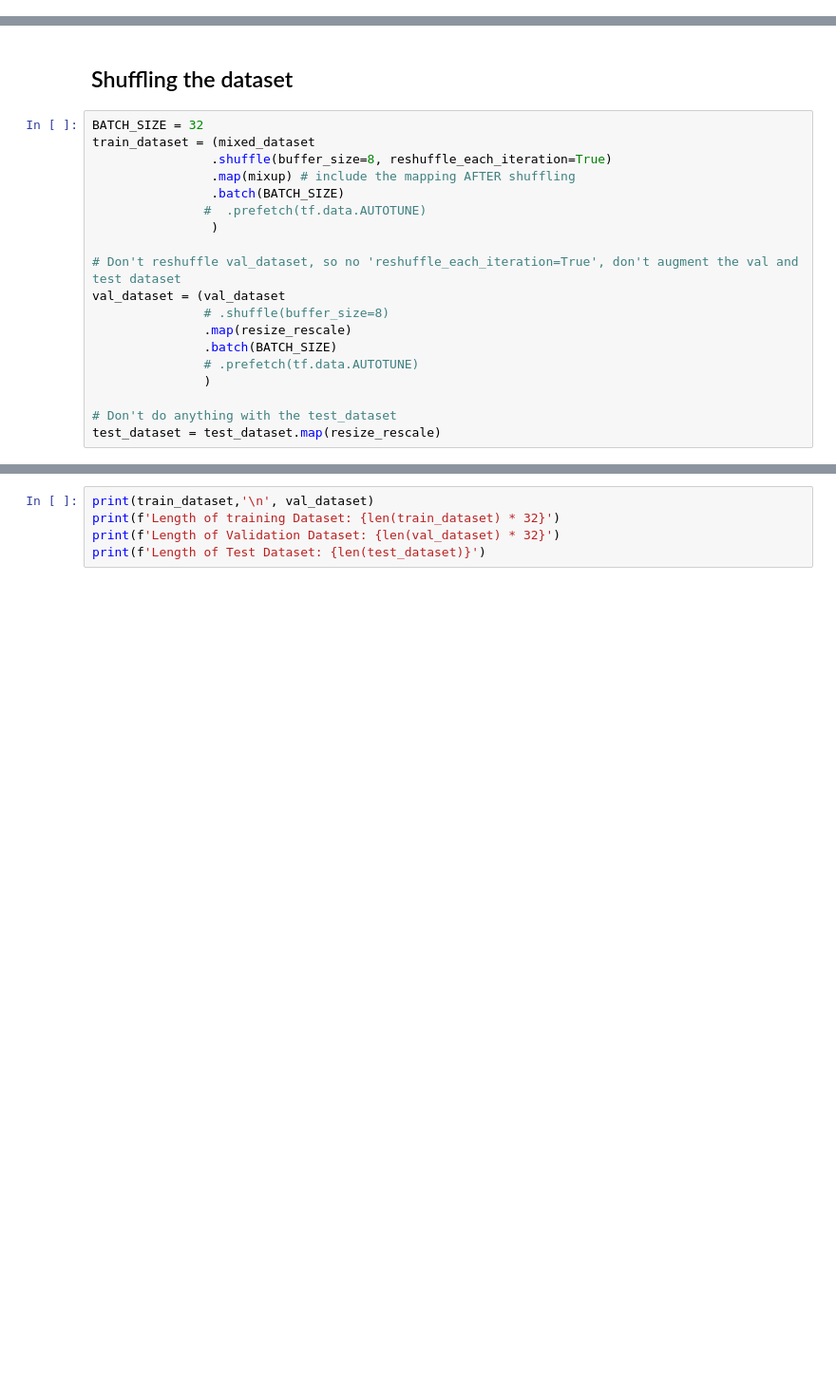
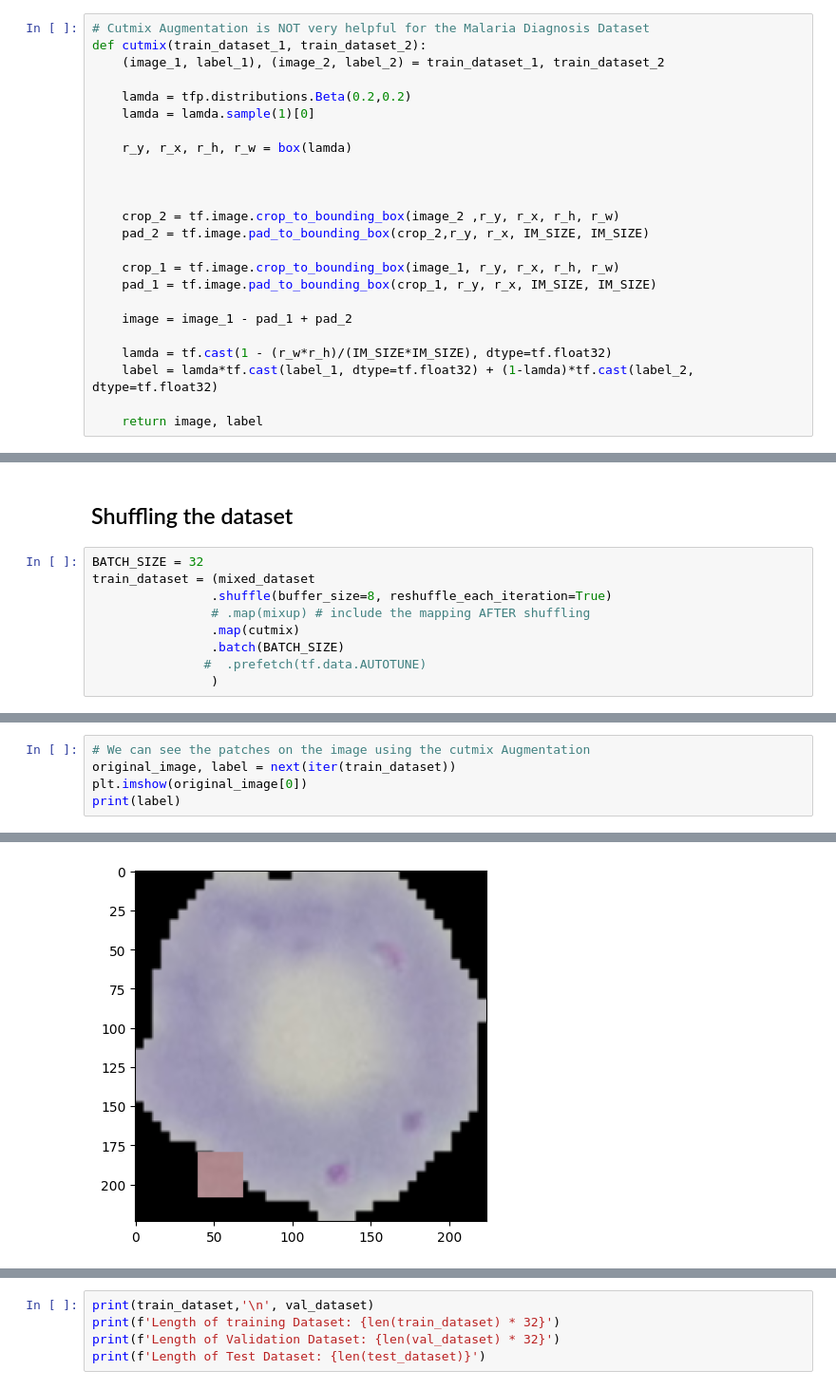
Before and after one commit to sleepsonrockss/Deep-Learning, a Jupyter notebook: MalariaDetection/MalariaDiagnosisCNN.ipynb, the cells around one changed output, grey strips where cells are left out. Shown at 95% size. Drawn from its saved outputs; the diff is of its cells as text; blank space fills up the shorter version.

Commit message:
Done with cutmix augmentation.13:38:42

```diff
--- a/MalariaDetection/MalariaDiagnosisCNN.ipynb
+++ b/MalariaDetection/MalariaDiagnosisCNN.ipynb
@@ -301,3 +296,27 @@ def mixupTWO(train_dataset_1, train_dataset_2):
+# %%
+# Cutmix Augmentation is NOT very helpful for the Malaria Diagnosis Dataset
+def cutmix(train_dataset_1, train_dataset_2):
+    (image_1, label_1), (image_2, label_2) = train_dataset_1, train_dataset_2
+
+    lamda = tfp.distributions.Beta(0.2,0.2)
+    lamda = lamda.sample(1)[0]
+
+    r_y, r_x, r_h, r_w = box(lamda)
+
+
+
+    crop_2 = tf.image.crop_to_bounding_box(image_2 ,r_y, r_x, r_h, r_w)
+    pad_2 = tf.image.pad_to_bounding_box(crop_2,r_y, r_x, IM_SIZE, IM_SIZE)
+
+    crop_1 = tf.image.crop_to_bounding_box(image_1, r_y, r_x, r_h, r_w)
+    pad_1 = tf.image.pad_to_bounding_box(crop_1, r_y, r_x, IM_SIZE, IM_SIZE)
+
+    image = image_1 - pad_1 + pad_2
+
+    lamda = tf.cast(1 - (r_w*r_h)/(IM_SIZE*IM_SIZE), dtype=tf.float32)
+    label = lamda*tf.cast(label_1, dtype=tf.float32) + (1-lamda)*tf.cast(label_2, dtype=tf.float32)
+
+    return image, label
 # %% [markdown]
 ## Cutmix Augmentation
 # %% [markdown]
@@ -356,18 +374,8 @@ plt.imshow(image_1 - image_5 + padded)
 BATCH_SIZE = 32
 train_dataset = (mixed_dataset
                 .shuffle(buffer_size=8, reshuffle_each_iteration=True)
-                .map(mixup) # include the mapping AFTER shuffling
+                # .map(mixup) # include the mapping AFTER shuffling
+                .map(cutmix)
                 .batch(BATCH_SIZE)
                #  .prefetch(tf.data.AUTOTUNE)
                 )
-
-# Don't reshuffle val_dataset, so no 'reshuffle_each_iteration=True', don't augment the val and test dataset
-val_dataset = (val_dataset
-               # .shuffle(buffer_size=8)
-               .map(resize_rescale)
-               .batch(BATCH_SIZE)
-               # .prefetch(tf.data.AUTOTUNE)
-               )
-
-# Don't do anything with the test_dataset
-test_dataset = test_dataset.map(resize_rescale)
@@ -373,0 +386,6 @@ test_dataset = test_dataset.map(resize_rescale)
+# %%
+# We can see the patches on the image using the cutmix Augmentation
+original_image, label = next(iter(train_dataset))
+plt.imshow(original_image[0])
+print(label)
+# %% [output]
@@ -373,0 +399 @@ test_dataset = test_dataset.map(resize_rescale)
+[figure, added]
```
Also changed, not shown: parts of 11 cells of this notebook.
